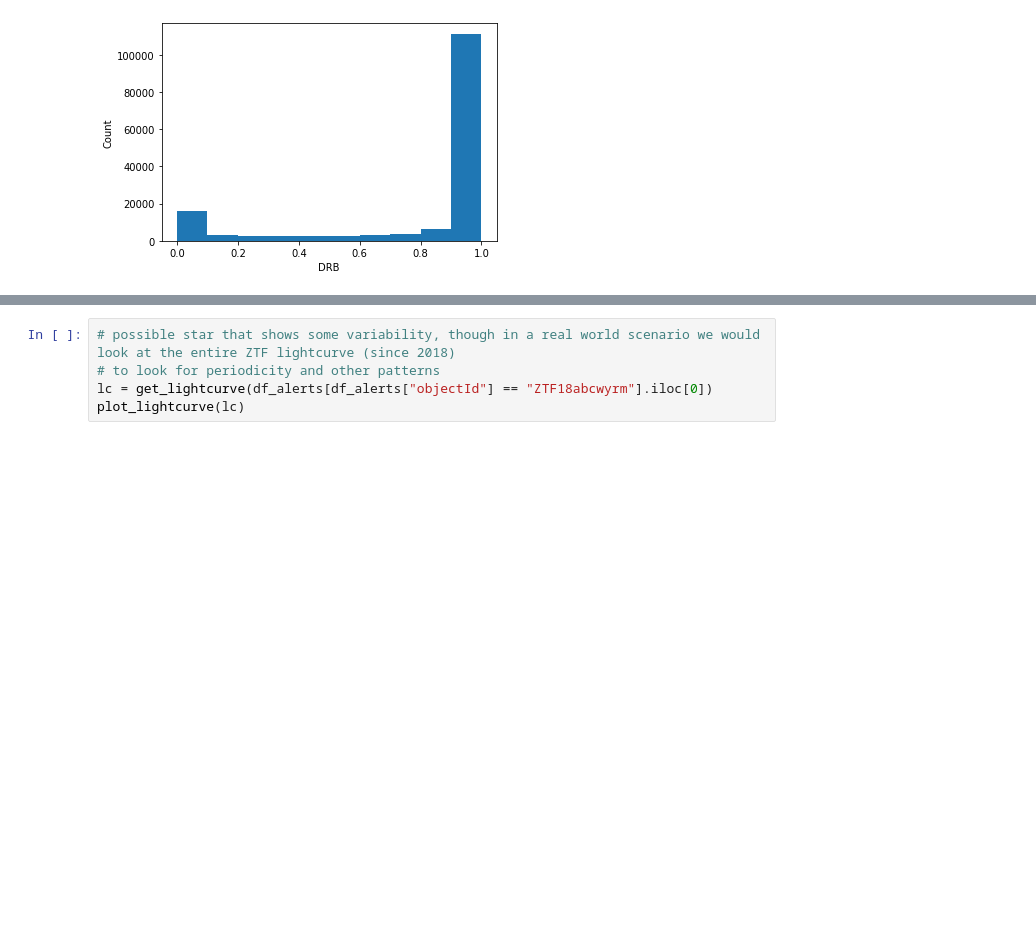
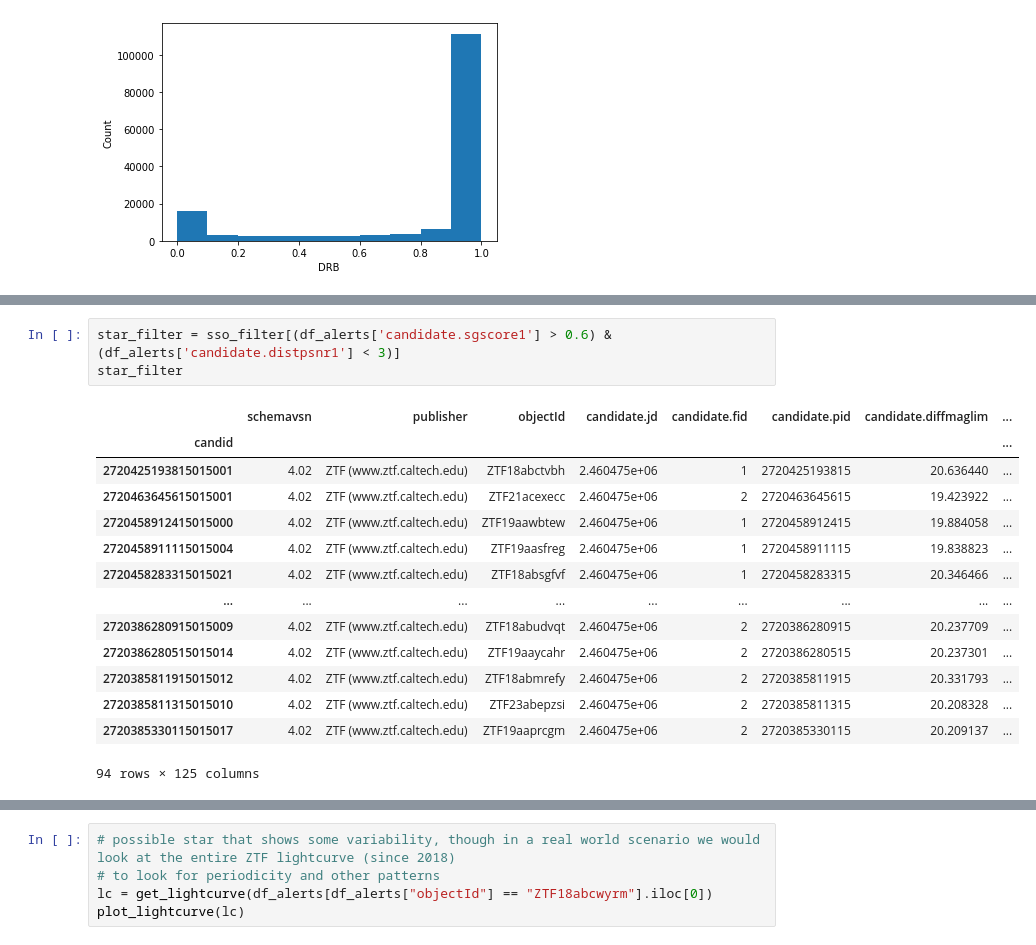
Before and after one commit to ricco-hub/ztf_summer_school_2024, a Jupyter notebook: lectures/01/ztf_alert_filtering.ipynb, the cells around one changed output, grey strips where cells are left out. Drawn from its saved outputs; the diff is of its cells as text; blank space fills up the shorter version.

```diff
--- a/lectures/01/ztf_alert_filtering.ipynb
+++ b/lectures/01/ztf_alert_filtering.ipynb
@@ -376,3 +360,21 @@ Name: candidate.sgscore1, Length: 11122, dtype: float64
+# %%
+star_filter = sso_filter[(df_alerts['candidate.sgscore1'] > 0.6) & (df_alerts['candidate.distpsnr1'] < 3)]
+star_filter
+# %% [output]
+|  | schemavsn | publisher | objectId | candidate.jd | candidate.fid | candidate.pid | candidate.diffmaglim | ... |
+| candid |  |  |  |  |  |  |  | ... |
+| 2720425193815015001 | 4.02 | ZTF (www.ztf.caltech.edu) | ZTF18abctvbh | 2.460475e+06 | 1 | 2720425193815 | 20.636440 | ... |
+| 2720463645615015001 | 4.02 | ZTF (www.ztf.caltech.edu) | ZTF21acexecc | 2.460475e+06 | 2 | 2720463645615 | 19.423922 | ... |
+| 2720458912415015000 | 4.02 | ZTF (www.ztf.caltech.edu) | ZTF19aawbtew | 2.460475e+06 | 1 | 2720458912415 | 19.884058 | ... |
+| 2720458911115015004 | 4.02 | ZTF (www.ztf.caltech.edu) | ZTF19aasfreg | 2.460475e+06 | 1 | 2720458911115 | 19.838823 | ... |
+| 2720458283315015021 | 4.02 | ZTF (www.ztf.caltech.edu) | ZTF18absgfvf | 2.460475e+06 | 1 | 2720458283315 | 20.346466 | ... |
+| ... | ... | ... | ... | ... | ... | ... | ... | ... |
+| 2720386280915015009 | 4.02 | ZTF (www.ztf.caltech.edu) | ZTF18abudvqt | 2.460475e+06 | 2 | 2720386280915 | 20.237709 | ... |
+| 2720386280515015014 | 4.02 | ZTF (www.ztf.caltech.edu) | ZTF19aaycahr | 2.460475e+06 | 2 | 2720386280515 | 20.237301 | ... |
+| 2720385811915015012 | 4.02 | ZTF (www.ztf.caltech.edu) | ZTF18abmrefy | 2.460475e+06 | 2 | 2720385811915 | 20.331793 | ... |
+| 2720385811315015010 | 4.02 | ZTF (www.ztf.caltech.edu) | ZTF23abepzsi | 2.460475e+06 | 2 | 2720385811315 | 20.208328 | ... |
+| 2720385330115015017 | 4.02 | ZTF (www.ztf.caltech.edu) | ZTF19aaprcgm | 2.460475e+06 | 2 | 2720385330115 | 20.209137 | ... |
+94 rows × 125 columns
 # %%
 # Probable transient (our trusty supernova from earlier)
 # You can always confirm a SN classification (if it was made public)
```
Also changed, not shown: parts of 6 cells of this notebook.
